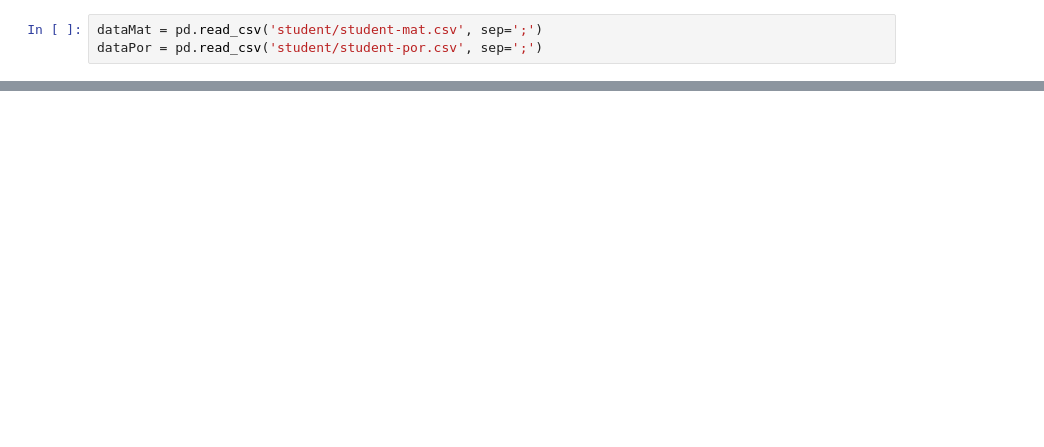
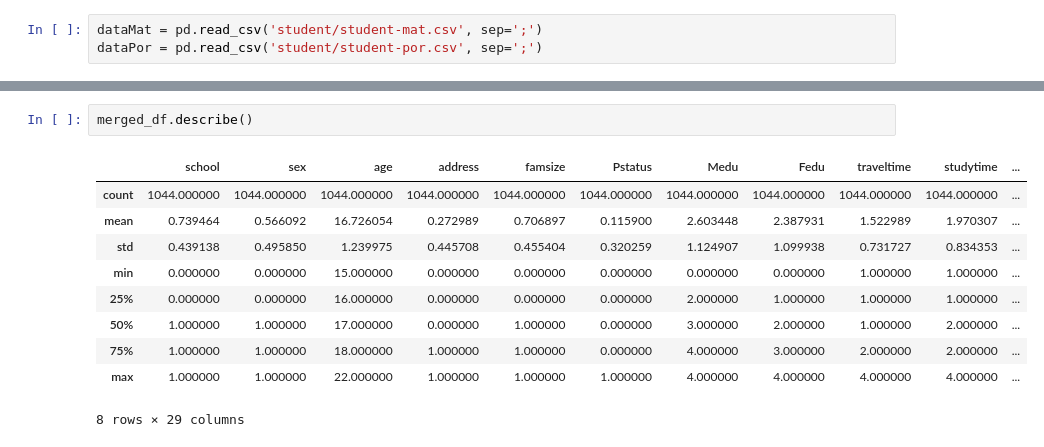
Before and after one commit to kelvinadaisky/Student-Performance-Prediciton, a Jupyter notebook: Karar aglaclar.ipynb, the cells around one changed output, grey strips where cells are left out. Cells and saved outputs as stored; diff of their text form; blank space fills up the shorter version.

```diff
--- a/Karar aglaclar.ipynb
+++ b/Karar aglaclar.ipynb
@@ -40,0 +62,13 @@ print(merged_df.head())
+# %%
+merged_df.describe()
+# %% [output]
+|  | school | sex | age | address | famsize | Pstatus | Medu | Fedu | traveltime | studytime | ... |
+| count | 1044.000000 | 1044.000000 | 1044.000000 | 1044.000000 | 1044.000000 | 1044.000000 | 1044.000000 | 1044.000000 | 1044.000000 | 1044.000000 | ... |
+| mean | 0.739464 | 0.566092 | 16.726054 | 0.272989 | 0.706897 | 0.115900 | 2.603448 | 2.387931 | 1.522989 | 1.970307 | ... |
+| std | 0.439138 | 0.495850 | 1.239975 | 0.445708 | 0.455404 | 0.320259 | 1.124907 | 1.099938 | 0.731727 | 0.834353 | ... |
+| min | 0.000000 | 0.000000 | 15.000000 | 0.000000 | 0.000000 | 0.000000 | 0.000000 | 0.000000 | 1.000000 | 1.000000 | ... |
+| 25% | 0.000000 | 0.000000 | 16.000000 | 0.000000 | 0.000000 | 0.000000 | 2.000000 | 1.000000 | 1.000000 | 1.000000 | ... |
+| 50% | 1.000000 | 1.000000 | 17.000000 | 0.000000 | 1.000000 | 0.000000 | 3.000000 | 2.000000 | 1.000000 | 2.000000 | ... |
+| 75% | 1.000000 | 1.000000 | 18.000000 | 1.000000 | 1.000000 | 0.000000 | 4.000000 | 3.000000 | 2.000000 | 2.000000 | ... |
+| max | 1.000000 | 1.000000 | 22.000000 | 1.000000 | 1.000000 | 1.000000 | 4.000000 | 4.000000 | 4.000000 | 4.000000 | ... |
+8 rows × 29 columns
```
Also changed, not shown: parts of 18 cells of this notebook.
